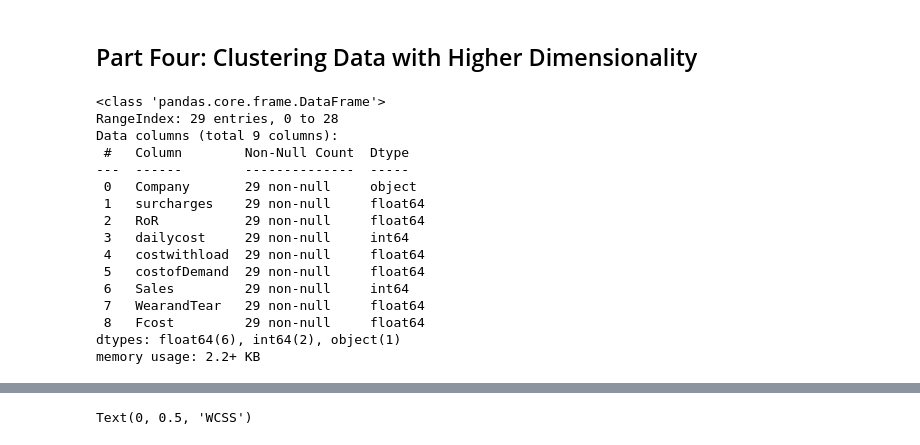
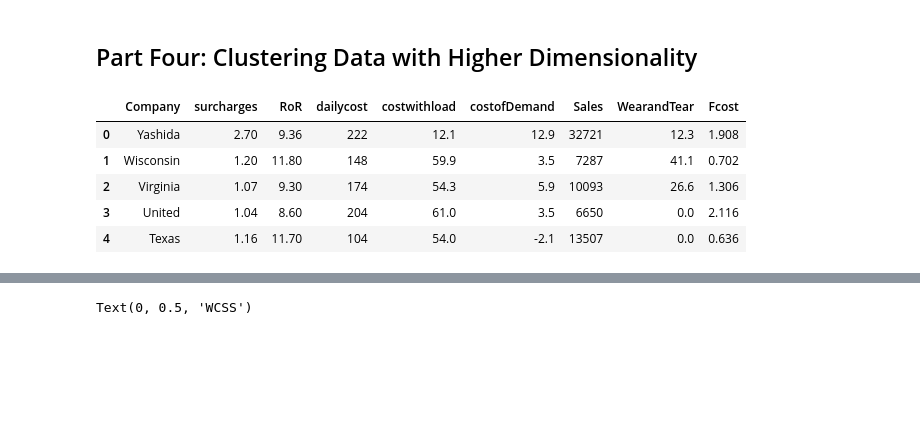
Before and after one commit to chidimo/AI-MSc, a Jupyter notebook: mldm - wk4 - clustering.ipynb, the cells around one changed output, grey strips where cells are left out. Drawn from its saved outputs; the diff is of its cells as text; code cells hidden in the pictures; blank space fills up the shorter version.

```diff
--- a/mldm - wk4 - clustering.ipynb
+++ b/mldm - wk4 - clustering.ipynb
@@ -217,24 +209,14 @@ plt.show()
 ## Part Four: Clustering Data with Higher Dimensionality
 # %%
 financials = pd.read_csv('costpercompany.csv')
-financials.info()
+financials.head()
 # %% [output]
-<class 'pandas.core.frame.DataFrame'>
-RangeIndex: 29 entries, 0 to 28
-Data columns (total 9 columns):
- #   Column        Non-Null Count  Dtype
----  ------        --------------  -----
- 0   Company       29 non-null     object
- 1   surcharges    29 non-null     float64
- 2   RoR           29 non-null     float64
- 3   dailycost     29 non-null     int64
- 4   costwithload  29 non-null     float64
- 5   costofDemand  29 non-null     float64
- 6   Sales         29 non-null     int64
- 7   WearandTear   29 non-null     float64
- 8   Fcost         29 non-null     float64
-dtypes: float64(6), int64(2), object(1)
-memory usage: 2.2+ KB
+|  | Company | surcharges | RoR | dailycost | costwithload | costofDemand | Sales | WearandTear | Fcost |
+| 0 | Yashida | 2.70 | 9.36 | 222 | 12.1 | 12.9 | 32721 | 12.3 | 1.908 |
+| 1 | Wisconsin | 1.20 | 11.80 | 148 | 59.9 | 3.5 | 7287 | 41.1 | 0.702 |
+| 2 | Virginia | 1.07 | 9.30 | 174 | 54.3 | 5.9 | 10093 | 26.6 | 1.306 |
+| 3 | United | 1.04 | 8.60 | 204 | 61.0 | 3.5 | 6650 | 0.0 | 2.116 |
+| 4 | Texas | 1.16 | 11.70 | 104 | 54.0 | -2.1 | 13507 | 0.0 | 0.636 |
 # %%
 X = financials.iloc[:, 1:9]
 sns.pairplot(X)
```
Also changed, not shown: parts of 14 cells of this notebook, 1 other file.
